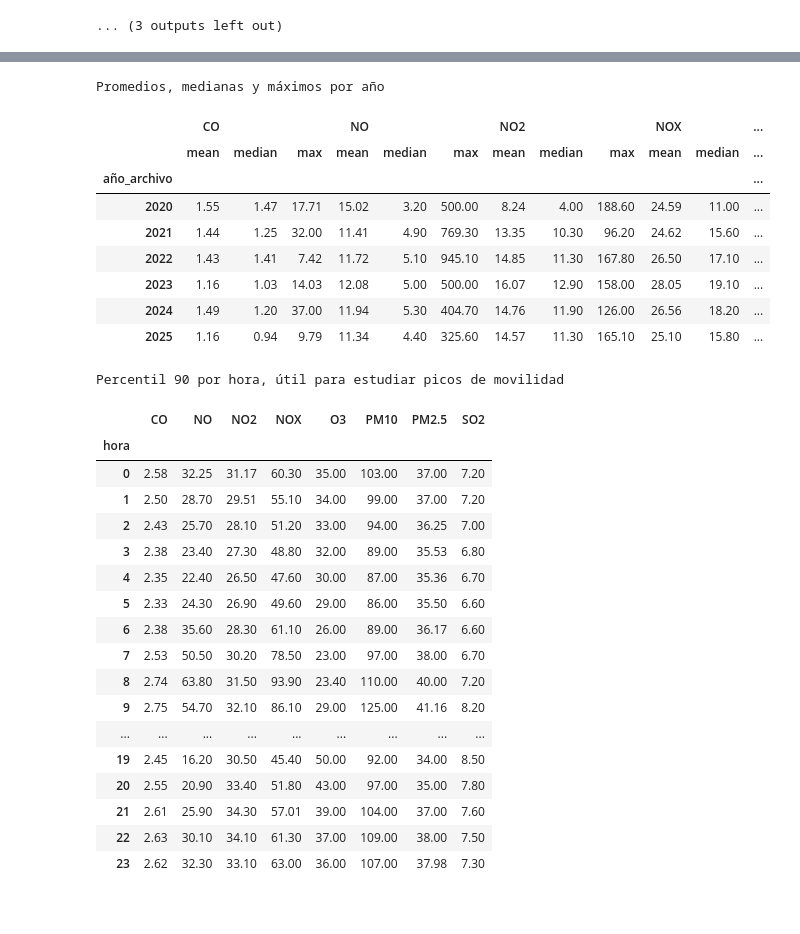
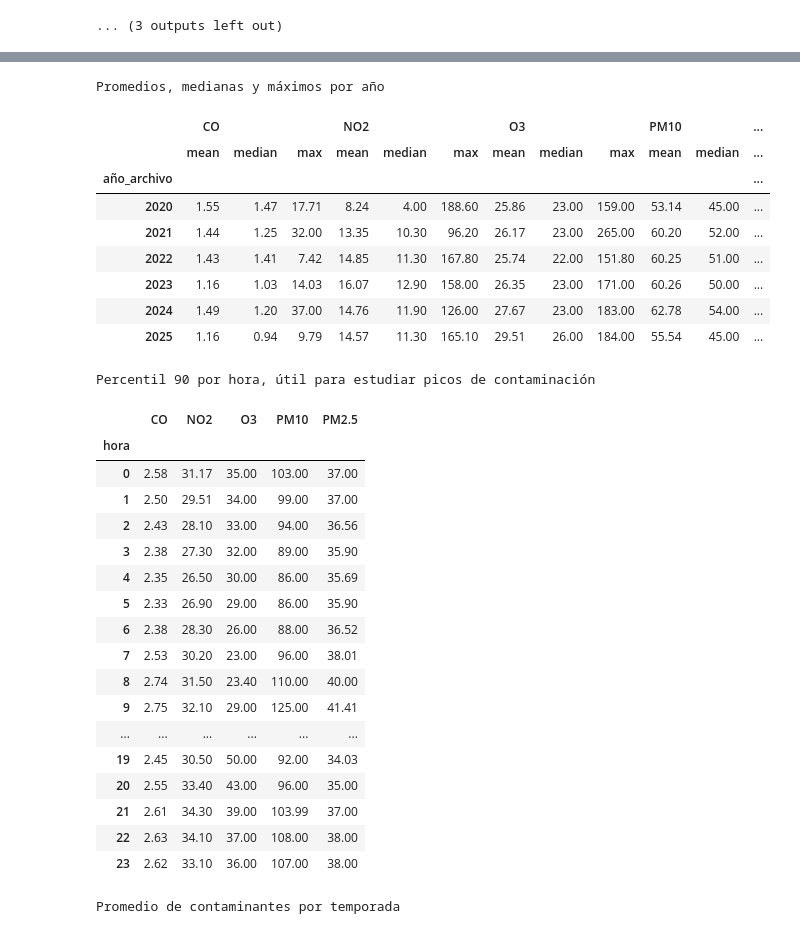
Before and after one commit to andreacldp/Multivariados_SIMA, a Jupyter notebook: etapa2.ipynb, the cells around one changed output, grey strips where cells are left out. Drawn from its saved outputs; the diff is of its cells as text; code cells hidden in the pictures.

```diff
--- a/etapa2.ipynb
+++ b/etapa2.ipynb
@@ -19,14 +19,14 @@ if not DATA_PATH.exists():
 df = pd.read_parquet(DATA_PATH)
 df["fecha_hora"] = pd.to_datetime(df["fecha_hora"])
 
-contaminantes = ["CO", "NO", "NO2", "NOX", "O3", "PM10", "PM2.5", "SO2"]
-meteorologicas = ["PRS", "RAINF", "RH", "SR", "TOUT", "WSR", "WDR"]
-variables_movilidad = ["año_archivo", "mes", "hora", "dia_semana", "es_fin_de_semana"]
+contaminantes = ["CO", "NO2", "O3", "PM10", "PM2.5"]
+meteorologicas = ["TOUT", "RH", "SR", "WSR", "WDR", "RAINF", "PRS"]
+variables_movilidad = ["año_archivo", "mes", "hora", "dia_semana", "es_fin_de_semana", "temporada"]
 variables_categoricas = ["estación", "año_archivo", "mes", "hora", "dia_semana", "temporada", "es_fin_de_semana"]
 
 print(f"Base cargada: {DATA_PATH}")
 print(f"Registros: {len(df):,} | Columnas: {df.shape[1]}")
-print("La base no incluye tráfico vehicular, fecha de apertura de líneas ni zonas de tratamiento.")
+print("La base no incluye medición directa de tráfico vehicular; por ello se usará horario, día de la semana y temporada como aproximación de movilidad.")
 # %% [output]
 Base cargada: output\sima_2020_2025_limpio.parquet
 Registros: 688,184 | Columnas: 33
@@ -392,46 +413,56 @@ La siguiente tabla permite identificar si los promedios y los picos horarios cam
 # %%
 resumen_anual = (
-    df_preparado.groupby("año_archivo", observed=True)[contaminantes]
+    df.groupby("año_archivo", observed=True)[contaminantes]
     .agg(["mean", "median", "max"])
     .round(2)
 )
 print("Promedios, medianas y máximos por año")
 display(resumen_anual)
 
 picos_horarios = (
-    df_preparado.groupby("hora", observed=True)[contaminantes]
+    df.groupby("hora", observed=True)[contaminantes]
     .quantile(0.90)
     .round(2)
 )
-print("Percentil 90 por hora, útil para estudiar picos de movilidad")
+print("Percentil 90 por hora, útil para estudiar picos de contaminación")
 display(picos_horarios)
+
+# Revisión inicial del patrón por temporada
+estadistica_temporada = (
+    df.groupby("temporada", observed=True)[contaminantes]
+    .mean()
+    .round(2)
+)
+print("Promedio de contaminantes por temporada")
+display(estadistica_temporada)
 # %% [output]
 Promedios, medianas y máximos por año
-|  | CO |  |  | NO |  |  | NO2 |  |  | NOX |  | ... |
+|  | CO |  |  | NO2 |  |  | O3 |  |  | PM10 |  | ... |
 |  | mean | median | max | mean | median | max | mean | median | max | mean | median | ... |
 | año_archivo |  |  |  |  |  |  |  |  |  |  |  | ... |
-| 2020 | 1.55 | 1.47 | 17.71 | 15.02 | 3.20 | 500.00 | 8.24 | 4.00 | 188.60 | 24.59 | 11.00 | ... |
-| 2021 | 1.44 | 1.25 | 32.00 | 11.41 | 4.90 | 769.30 | 13.35 | 10.30 | 96.20 | 24.62 | 15.60 | ... |
-| 2022 | 1.43 | 1.41 | 7.42 | 11.72 | 5.10 | 945.10 | 14.85 | 11.30 | 167.80 | 26.50 | 17.10 | ... |
-| 2023 | 1.16 | 1.03 | 14.03 | 12.08 | 5.00 | 500.00 | 16.07 | 12.90 | 158.00 | 28.05 | 19.10 | ... |
-| 2024 | 1.49 | 1.20 | 37.00 | 11.94 | 5.30 | 404.70 | 14.76 | 11.90 | 126.00 | 26.56 | 18.20 | ... |
-| 2025 | 1.16 | 0.94 | 9.79 | 11.34 | 4.40 | 325.60 | 14.57 | 11.30 | 165.10 | 25.10 | 15.80 | ... |
+| 2020 | 1.55 | 1.47 | 17.71 | 8.24 | 4.00 | 188.60 | 25.86 | 23.00 | 159.00 | 53.14 | 45.00 | ... |
+| 2021 | 1.44 | 1.25 | 32.00 | 13.35 | 10.30 | 96.20 | 26.17 | 23.00 | 265.00 | 60.20 | 52.00 | ... |
+| 2022 | 1.43 | 1.41 | 7.42 | 14.85 | 11.30 | 167.80 | 25.74 | 22.00 | 151.80 | 60.25 | 51.00 | ... |
+| 2023 | 1.16 | 1.03 | 14.03 | 16.07 | 12.90 | 158.00 | 26.35 | 23.00 | 171.00 | 60.26 | 50.00 | ... |
+| 2024 | 1.49 | 1.20 | 37.00 | 14.76 | 11.90 | 126.00 | 27.67 | 23.00 | 183.00 | 62.78 | 54.00 | ... |
+| 2025 | 1.16 | 0.94 | 9.79 | 14.57 | 11.30 | 165.10 | 29.51 | 26.00 | 184.00 | 55.54 | 45.00 | ... |
-Percentil 90 por hora, útil para estudiar picos de movilidad
+Percentil 90 por hora, útil para estudiar picos de contaminación
-|  | CO | NO | NO2 | NOX | O3 | PM10 | PM2.5 | SO2 |
-| hora |  |  |  |  |  |  |  |  |
-| 0 | 2.58 | 32.25 | 31.17 | 60.30 | 35.00 | 103.00 | 37.00 | 7.20 |
-| 1 | 2.50 | 28.70 | 29.51 | 55.10 | 34.00 | 99.00 | 37.00 | 7.20 |
-| 2 | 2.43 | 25.70 | 28.10 | 51.20 | 33.00 | 94.00 | 36.25 | 7.00 |
-| 3 | 2.38 | 23.40 | 27.30 | 48.80 | 32.00 | 89.00 | 35.53 | 6.80 |
-| 4 | 2.35 | 22.40 | 26.50 | 47.60 | 30.00 | 87.00 | 35.36 | 6.70 |
-| 5 | 2.33 | 24.30 | 26.90 | 49.60 | 29.00 | 86.00 | 35.50 | 6.60 |
-| 6 | 2.38 | 35.60 | 28.30 | 61.10 | 26.00 | 89.00 | 36.17 | 6.60 |
-| 7 | 2.53 | 50.50 | 30.20 | 78.50 | 23.00 | 97.00 | 38.00 | 6.70 |
-| 8 | 2.74 | 63.80 | 31.50 | 93.90 | 23.40 | 110.00 | 40.00 | 7.20 |
-| 9 | 2.75 | 54.70 | 32.10 | 86.10 | 29.00 | 125.00 | 41.16 | 8.20 |
-| ... | ... | ... | ... | ... | ... | ... | ... | ... |
-| 19 | 2.45 | 16.20 | 30.50 | 45.40 | 50.00 | 92.00 | 34.00 | 8.50 |
-| 20 | 2.55 | 20.90 | 33.40 | 51.80 | 43.00 | 97.00 | 35.00 | 7.80 |
-| 21 | 2.61 | 25.90 | 34.30 | 57.01 | 39.00 | 104.00 | 37.00 | 7.60 |
-| 22 | 2.63 | 30.10 | 34.10 | 61.30 | 37.00 | 109.00 | 38.00 | 7.50 |
-| 23 | 2.62 | 32.30 | 33.10 | 63.00 | 36.00 | 107.00 | 37.98 | 7.30 |
+|  | CO | NO2 | O3 | PM10 | PM2.5 |
+| hora |  |  |  |  |  |
+| 0 | 2.58 | 31.17 | 35.00 | 103.00 | 37.00 |
+| 1 | 2.50 | 29.51 | 34.00 | 99.00 | 37.00 |
+| 2 | 2.43 | 28.10 | 33.00 | 94.00 | 36.56 |
+| 3 | 2.38 | 27.30 | 32.00 | 89.00 | 35.90 |
+| 4 | 2.35 | 26.50 | 30.00 | 86.00 | 35.69 |
+| 5 | 2.33 | 26.90 | 29.00 | 86.00 | 35.90 |
+| 6 | 2.38 | 28.30 | 26.00 | 88.00 | 36.52 |
+| 7 | 2.53 | 30.20 | 23.00 | 96.00 | 38.01 |
+| 8 | 2.74 | 31.50 | 23.40 | 110.00 | 40.00 |
+| 9 | 2.75 | 32.10 | 29.00 | 125.00 | 41.41 |
+| ... | ... | ... | ... | ... | ... |
+| 19 | 2.45 | 30.50 | 50.00 | 92.00 | 34.03 |
+| 20 | 2.55 | 33.40 | 43.00 | 96.00 | 35.00 |
+| 21 | 2.61 | 34.30 | 39.00 | 103.99 | 37.00 |
+| 22 | 2.63 | 34.10 | 37.00 | 108.00 | 38.00 |
+| 23 | 2.62 | 33.10 | 36.00 | 107.00 | 38.00 |
+Promedio de contaminantes por temporada
```
Also changed, not shown: parts of 12 cells of this notebook, 14 other files.
